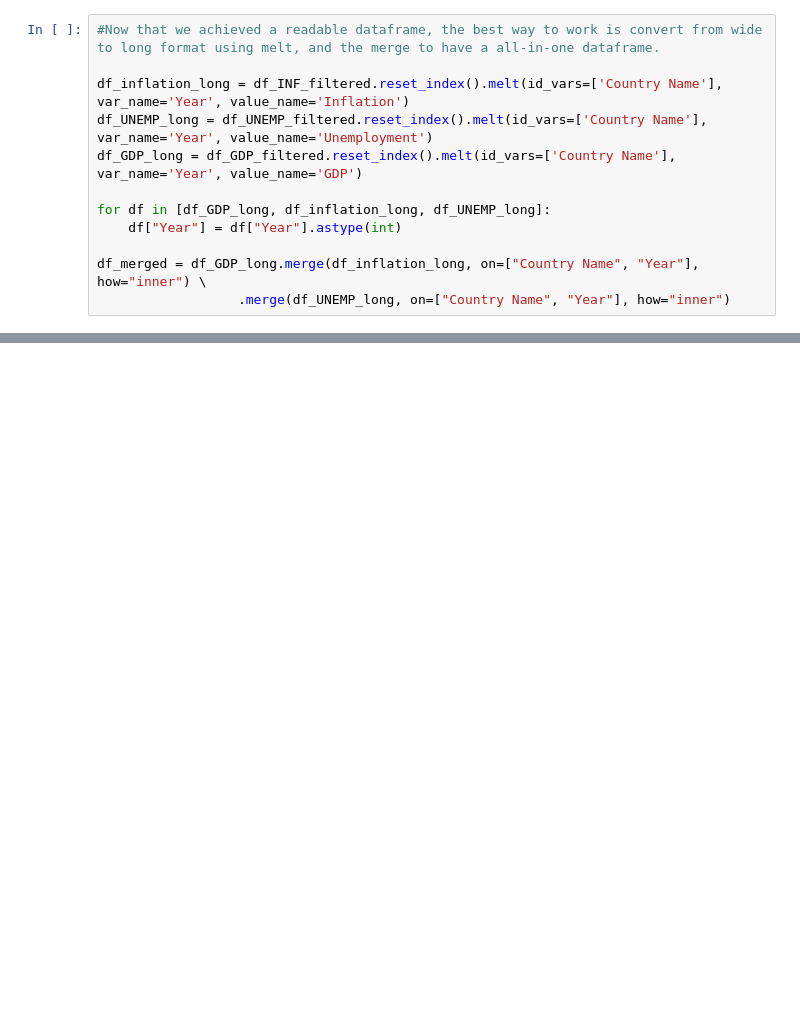
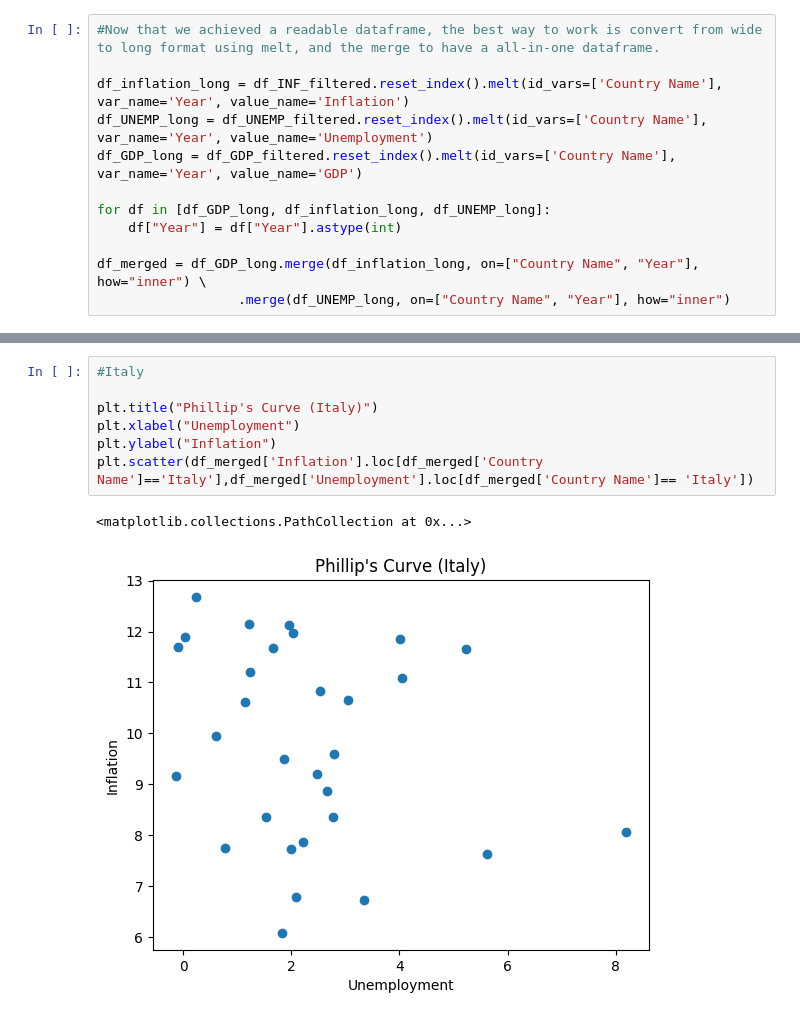
Before and after one commit to ChristianChimi/Financial-Analytics, a Jupyter notebook: Macroeconomics-Analytics/Macroeconomics-Analytics.ipynb, the cells around one changed output, grey strips where cells are left out. Cells and saved outputs as stored; diff of their text form; blank space fills up the shorter version.

```diff
--- a/Macroeconomics-Analytics/Macroeconomics-Analytics.ipynb
+++ b/Macroeconomics-Analytics/Macroeconomics-Analytics.ipynb
@@ -123,0 +144,10 @@ df_merged.to_csv('Macroeconomics_dataset.csv')
+# %%
+#Italy
+
+plt.title("Phillip's Curve (Italy)")
+plt.xlabel("Unemployment")
+plt.ylabel("Inflation")
+plt.scatter(df_merged['Inflation'].loc[df_merged['Country Name']=='Italy'],df_merged['Unemployment'].loc[df_merged['Country Name']== 'Italy'])
+# %% [output]
+<matplotlib.collections.PathCollection at 0x...>
+[figure, added]
```
Also changed, not shown: parts of 12 cells of this notebook, 1 other file.
